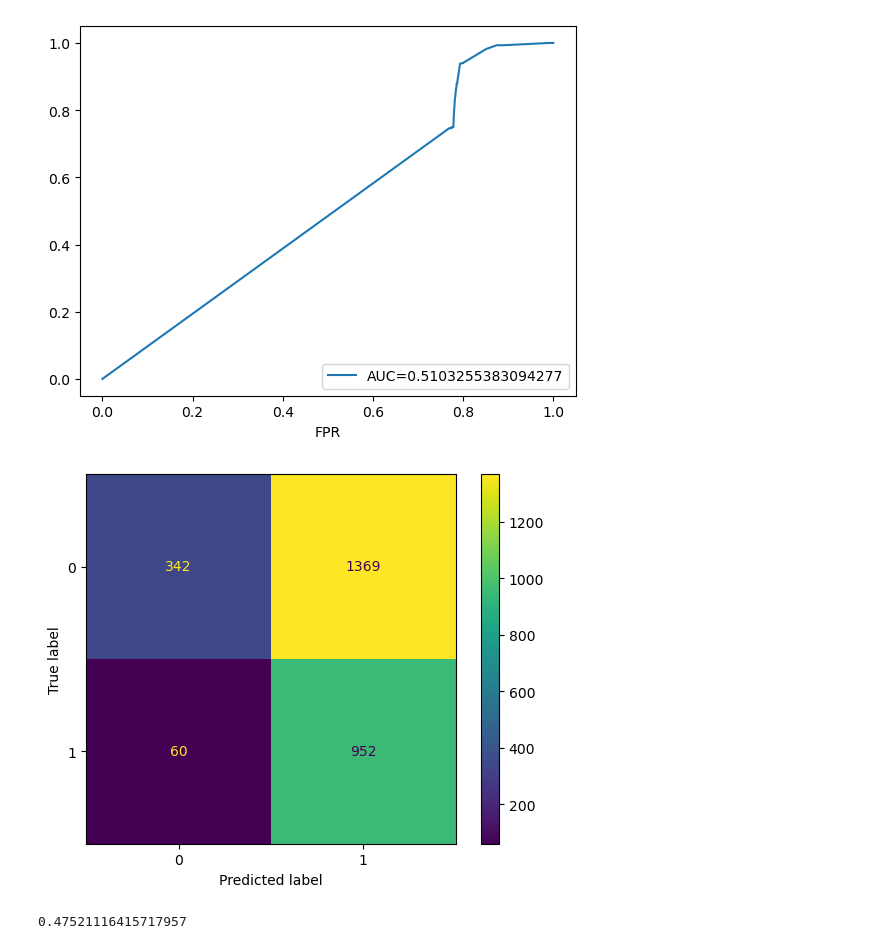
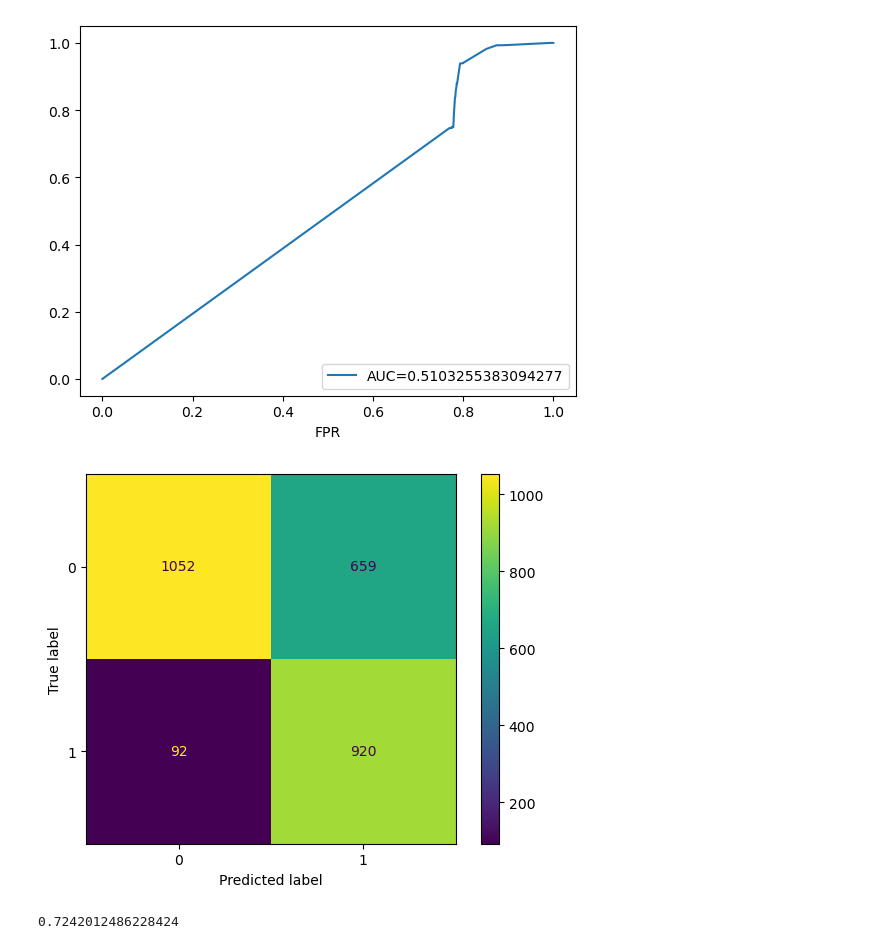
Before and after one commit to tthakur2015/Lead-Scoring-Logistic-Regression-Model, a Jupyter notebook: Case Study Notebook.ipynb, the cells around one changed output. Drawn from its saved outputs; the diff is of its cells as text; code cells hidden in the pictures.

```diff
--- a/Case Study Notebook.ipynb
+++ b/Case Study Notebook.ipynb
@@ -754,6 +754,10 @@ print(metrics.accuracy_score(y_train_pred_final.Converted, y_train_pred_final.pr
 # %%
 # Getting the predicted values on the test set
 X_test_sm = sm.add_constant(X_test[col])
+
+scaler = MinMaxScaler()
+X_test_sm[['TotalVisits','Total Time Spent on Website','Page Views Per Visit']] = scaler.fit_transform(X_test_sm[['TotalVisits','Total Time Spent on Website','Page Views Per Visit']])
+
 y_test_pred = res.predict(X_test_sm)
 
 y_test_pred_final = pd.DataFrame({'Converted':y_test.values, 'Conversion_Prob':y_test_pred})
@@ -774,15 +778,15 @@ plt.show()
 [figure]
 # %%
 #Using a threshhold of 0.5
-y_test_pred_final['predicted'] = y_test_pred_final.Conversion_Prob.map(lambda x: 1 if x > 0.3 else 0)
+y_test_pred_final['predicted'] = y_test_pred_final.Conversion_Prob.map(lambda x: 1 if x > 0.2 else 0)
 
 confusion = metrics.confusion_matrix(y_test_pred_final.Converted, y_test_pred_final.predicted )
 disp = metrics.ConfusionMatrixDisplay(confusion)
 disp.plot()
 
 plt.show()
 
 print(metrics.accuracy_score(y_test_pred_final.Converted, y_test_pred_final.predicted))
 # %% [output]
-[figure, old version]
+[figure, new version]
-0.47521116415717957
+0.7242012486228424
```
Also changed, not shown: parts of 4 cells of this notebook.
